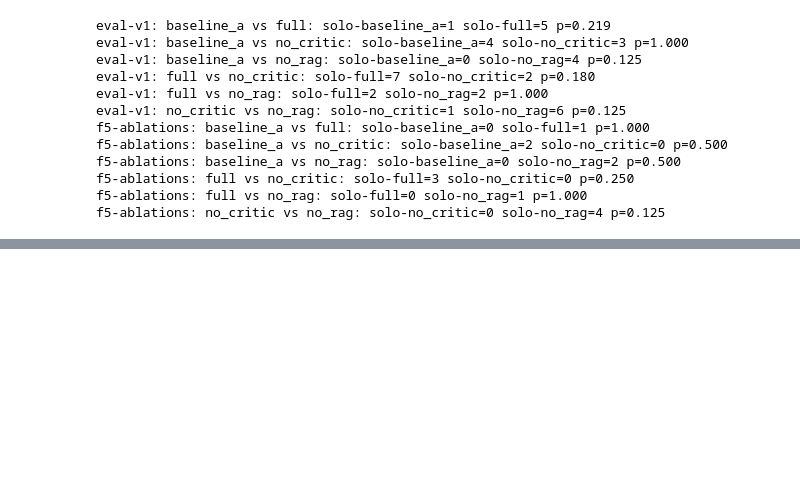
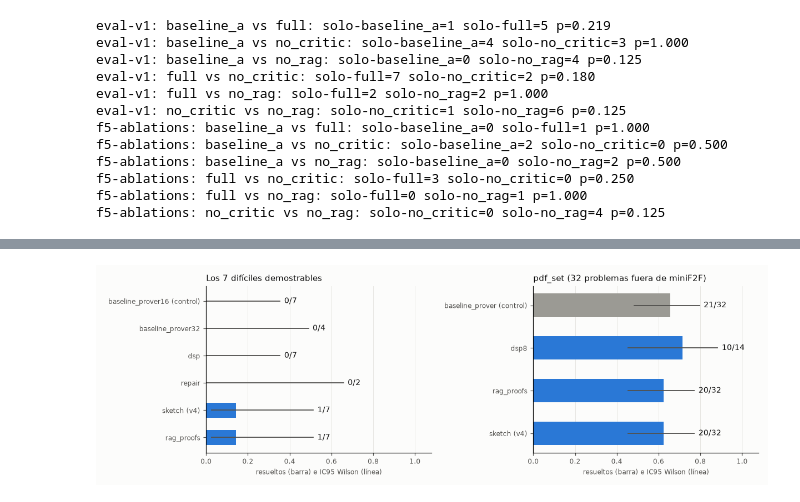
Before and after one commit to camiloAndres11/RagSolver, a Jupyter notebook: notebooks/01_results.ipynb, the cells around one changed output, grey strips where cells are left out. Cells and saved outputs as stored; diff of their text form; code cells hidden in the pictures; blank space fills up the shorter version.

```diff
--- a/notebooks/01_results.ipynb
+++ b/notebooks/01_results.ipynb
@@ -162,0 +167,26 @@ f5-ablations: no_critic vs no_rag: solo-no_critic=0 solo-no_rag=4 p=0.125
+# %%
+import matplotlib.pyplot as plt
+
+v4 = load('eval_v4_analysis.json')
+SETS = {'hard7': 'Los 7 difíciles demostrables', 'pdf_set': 'pdf_set (32 problemas fuera de miniF2F)'}
+fig, axes = plt.subplots(1, 2, figsize=(11, 3.6), facecolor='#fcfcfb')
+for ax, (s, title) in zip(axes, SETS.items()):
+    rows = list(v4[s].items())[::-1]  # el control queda arriba
+    y = range(len(rows))
+    frac = [r['k'] / r['n'] for _, r in rows]
+    ctl = list(v4[s])[0]
+    ax.barh(y, frac, height=0.55, color=['#9b9a94' if n == ctl else '#2a78d6' for n, _ in rows])
+    for i, (n, r) in enumerate(rows):
+        lo, hi = r['wilson95']
+        ax.plot([lo, hi], [i, i], color='#52514e', lw=1.2)
+        ax.text(hi + 0.02, i, f"{r['k']}/{r['n']}", va='center', fontsize=9, color='#0b0b0b')
+    ax.set_yticks(list(y), [n + (' (control)' if n == ctl else '') for n, _ in rows], fontsize=9, color='#0b0b0b')
+    ax.set_xlim(0, 1.08); ax.set_title(title, fontsize=10, loc='left', color='#0b0b0b')
+    ax.set_xlabel('resueltos (barra) e IC95 Wilson (línea)', fontsize=8, color='#52514e')
+    ax.set_facecolor('#fcfcfb'); ax.tick_params(colors='#52514e', labelsize=8)
+    for sp in ('top', 'right'): ax.spines[sp].set_visible(False)
+    ax.grid(axis='x', color='#e6e5e0', lw=0.6); ax.set_axisbelow(True)
+fig.tight_layout()
+plt.show()
+# %% [output]
+[figure, added]
```
Also changed, not shown: parts of 1 cell of this notebook, 39 other files.
